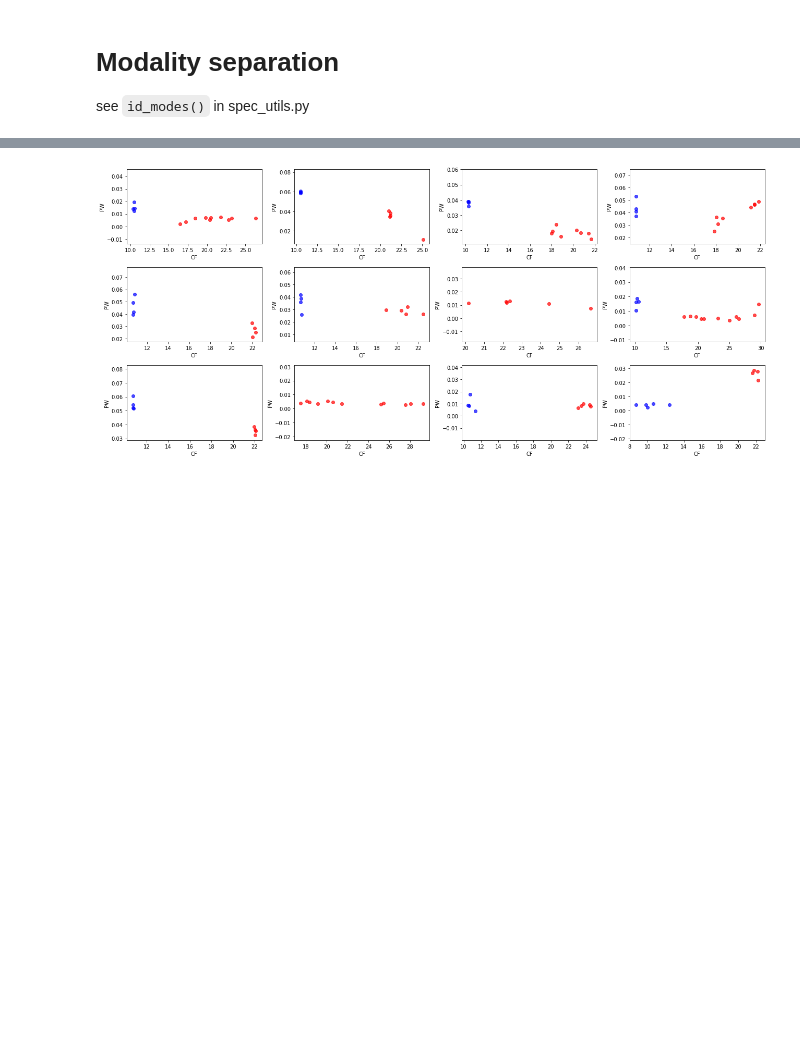
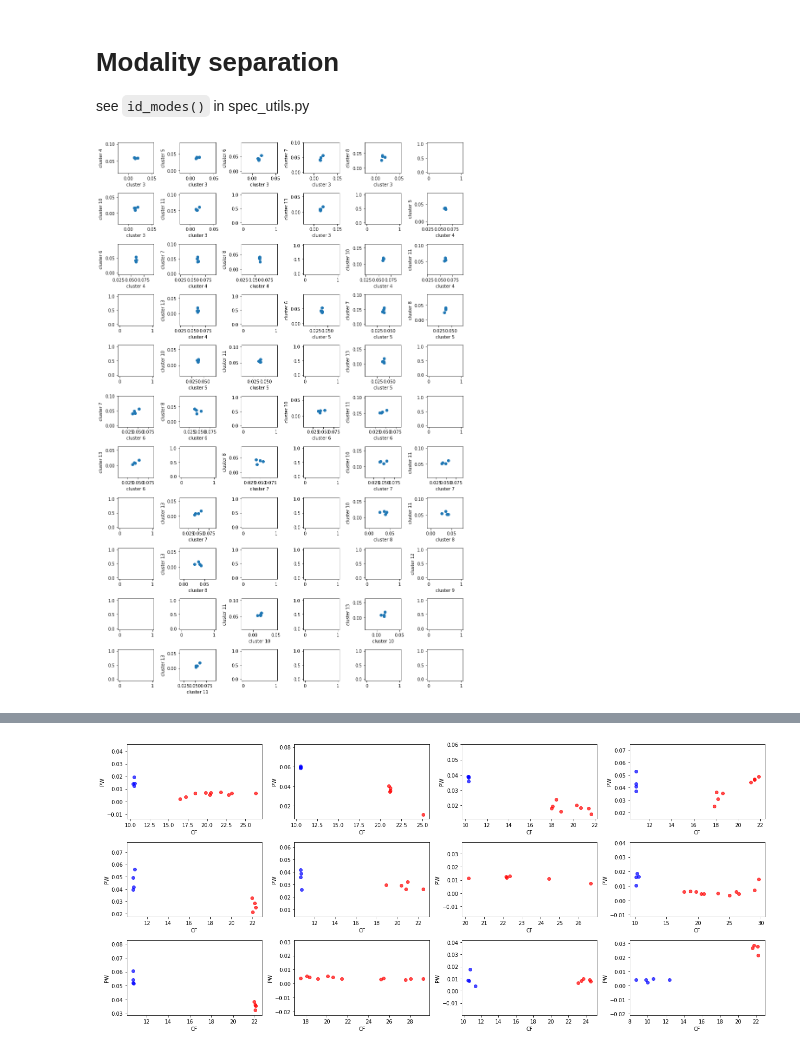
Before and after one commit to bfbarry/Metric-Modulation, a Jupyter notebook: notebooks/spectral_analysis.ipynb, the cells around one changed output, grey strips where cells are left out. Cells and saved outputs as stored; diff of their text form; code cells hidden in the pictures; blank space fills up the shorter version.

```diff
--- a/notebooks/spectral_analysis.ipynb
+++ b/notebooks/spectral_analysis.ipynb
@@ -119,3 +116,18 @@ see `id_modes()` in spec_utils.py
 # %%
 alpha_peaks = load_and_fit(dimension = 'condition', freqrange = OSCILLATIONS['alpha'], min_peak_height=0, omit_r2=0.7)
 beta_peaks = load_and_fit(dimension = 'condition', freqrange = OSCILLATIONS['beta'], min_peak_height=0, omit_r2=0.7)
+# %%
+from itertools import combinations
+plt.figure(figsize=(12,18))
+for ix, co in enumerate(combinations(alpha_peaks.keys(), 2)):
+    plt.subplot(11,6,ix+1)
+    x = alpha_peaks[co[0]]['peak data']['PW'][:,0]
+    y = alpha_peaks[co[1]]['peak data']['PW'][:,0]
+    try:
+        plt.scatter(x,y)
+        plt.xlabel(co[0]); plt.ylabel(co[1])
+    except:
+        plt.plot()
+plt.tight_layout()
+# %% [output]
+[figure, added]
```
Also changed, not shown: parts of 4 cells of this notebook, 1 other file.
